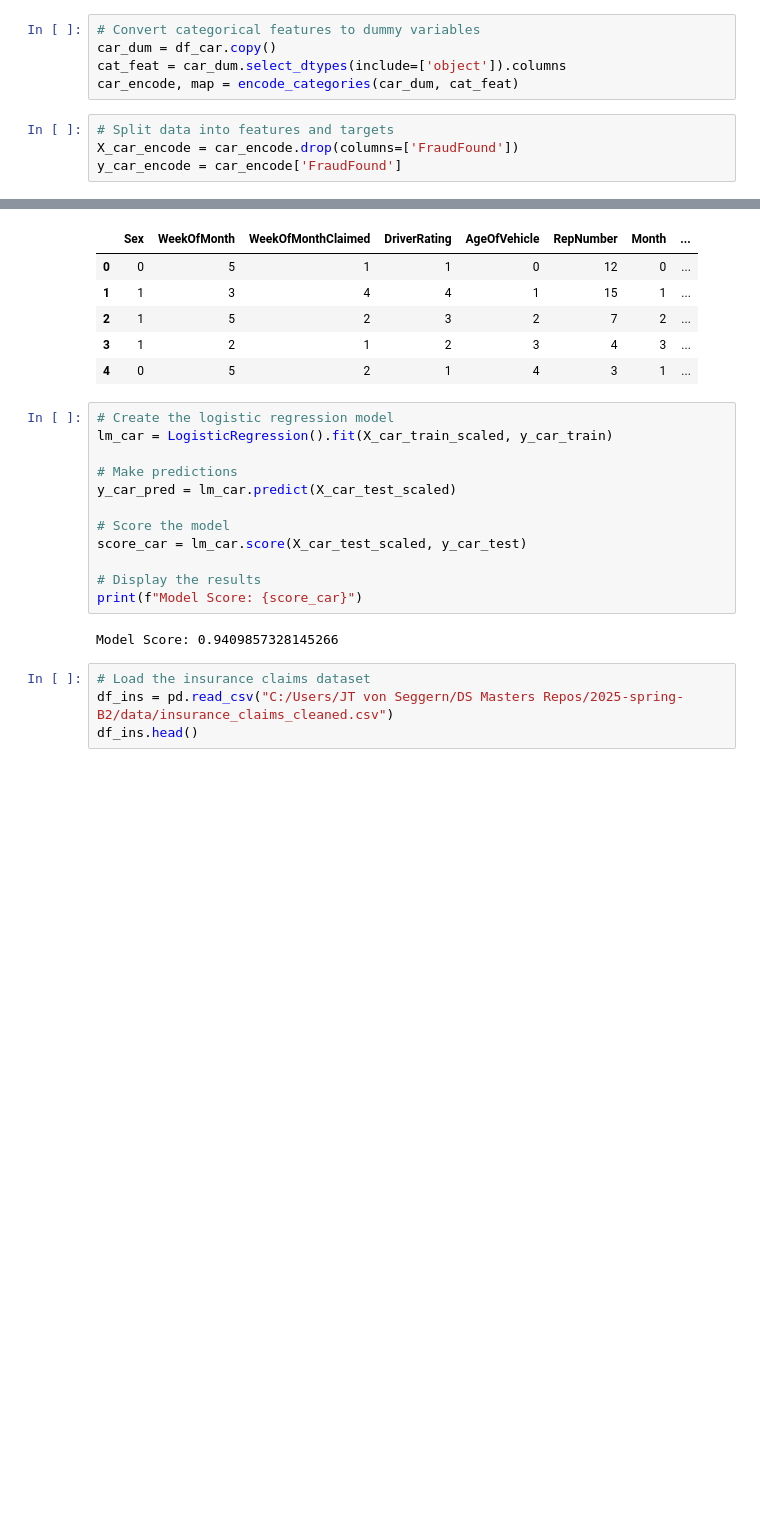
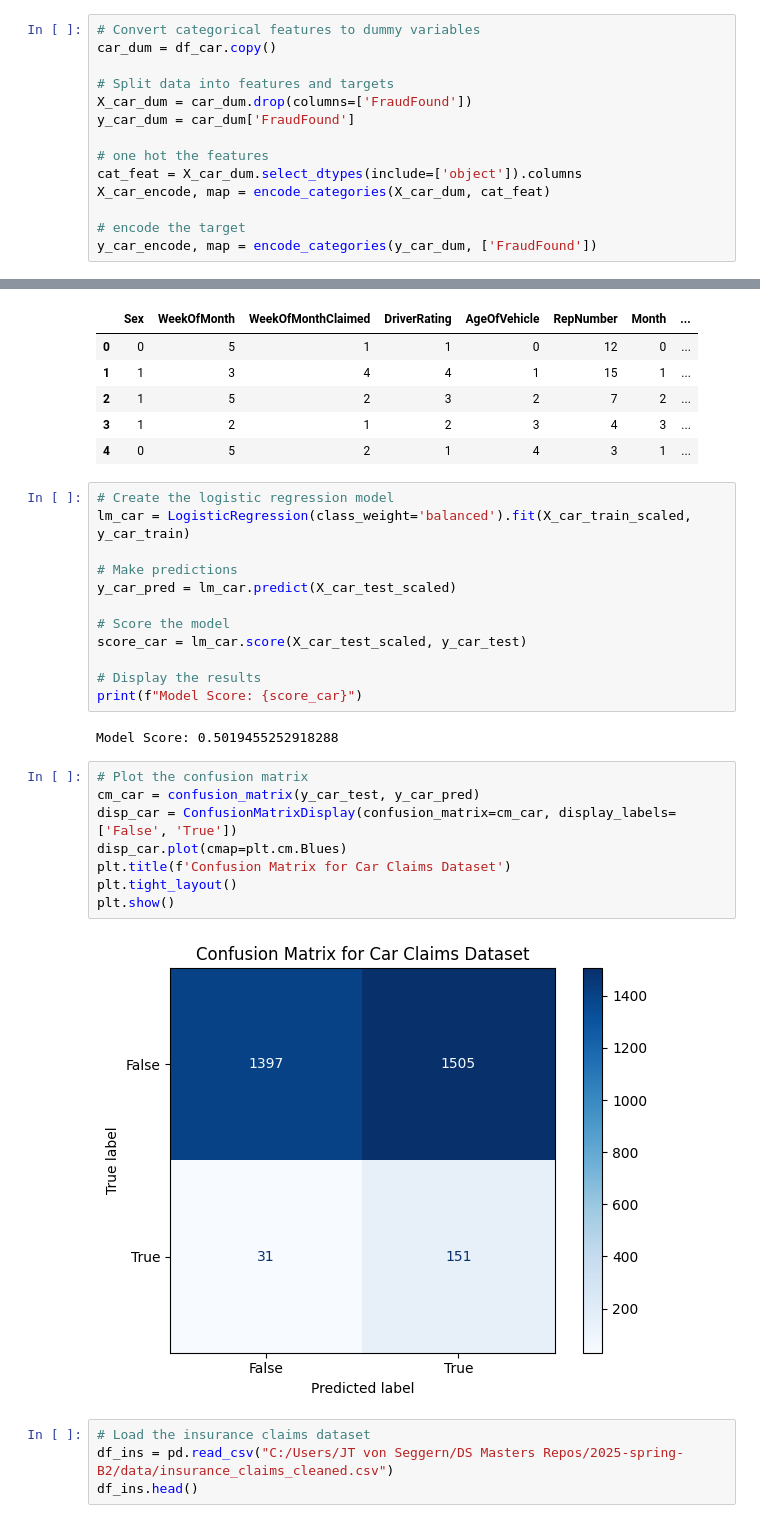
Before and after one commit to jtvon/799S-Data-Science-Capstone, a Jupyter notebook: Week-1-jupyter-notebook.ipynb, the cells around one changed output, grey strips where cells are left out. Drawn from its saved outputs; the diff is of its cells as text; blank space fills up the shorter version.

```diff
--- a/Week-1-jupyter-notebook.ipynb
+++ b/Week-1-jupyter-notebook.ipynb
@@ -45,12 +68,17 @@ def encode_categories(df: pd.DataFrame, cat_cols: list) -> tuple[pd.DataFrame, d
 # %%
 # Convert categorical features to dummy variables
 car_dum = df_car.copy()
-cat_feat = car_dum.select_dtypes(include=['object']).columns
-car_encode, map = encode_categories(car_dum, cat_feat)
+
+# Split data into features and targets
+X_car_dum = car_dum.drop(columns=['FraudFound'])
+y_car_dum = car_dum['FraudFound']
+
+# one hot the features
+cat_feat = X_car_dum.select_dtypes(include=['object']).columns
+X_car_encode, map = encode_categories(X_car_dum, cat_feat)
+
+# encode the target
+y_car_encode, map = encode_categories(y_car_dum, ['FraudFound'])
-# %%
-# Split data into features and targets
-X_car_encode = car_encode.drop(columns=['FraudFound'])
-y_car_encode = car_encode['FraudFound']
 # %%
 from statsmodels.stats.outliers_influence import variance_inflation_factor
 
@@ -109,7 +137,7 @@ X_car_encode[car_cols].head()
 | 4 | 0 | 5 | 2 | 1 | 4 | 3 | 1 | ... |
 # %%
 # Create the logistic regression model
-lm_car = LogisticRegression().fit(X_car_train_scaled, y_car_train)
+lm_car = LogisticRegression(class_weight='balanced').fit(X_car_train_scaled, y_car_train)
 
 # Make predictions
 y_car_pred = lm_car.predict(X_car_test_scaled)
@@ -120,7 +148,17 @@ score_car = lm_car.score(X_car_test_scaled, y_car_test)
 # Display the results
 print(f"Model Score: {score_car}")
 # %% [output]
-Model Score: 0.9409857328145266
+Model Score: 0.5019455252918288
+# %%
+# Plot the confusion matrix
+cm_car = confusion_matrix(y_car_test, y_car_pred)
+disp_car = ConfusionMatrixDisplay(confusion_matrix=cm_car, display_labels=['False', 'True'])
+disp_car.plot(cmap=plt.cm.Blues)
+plt.title(f'Confusion Matrix for Car Claims Dataset')
+plt.tight_layout()
+plt.show()
+# %% [output]
+[figure, added]
 # %%
 # Load the insurance claims dataset
 df_ins = pd.read_csv("C:/Users/JT von Seggern/DS Masters Repos/2025-spring-B2/data/insurance_claims_cleaned.csv")
```
Also changed, not shown: parts of 10 cells of this notebook, 1 other file.
